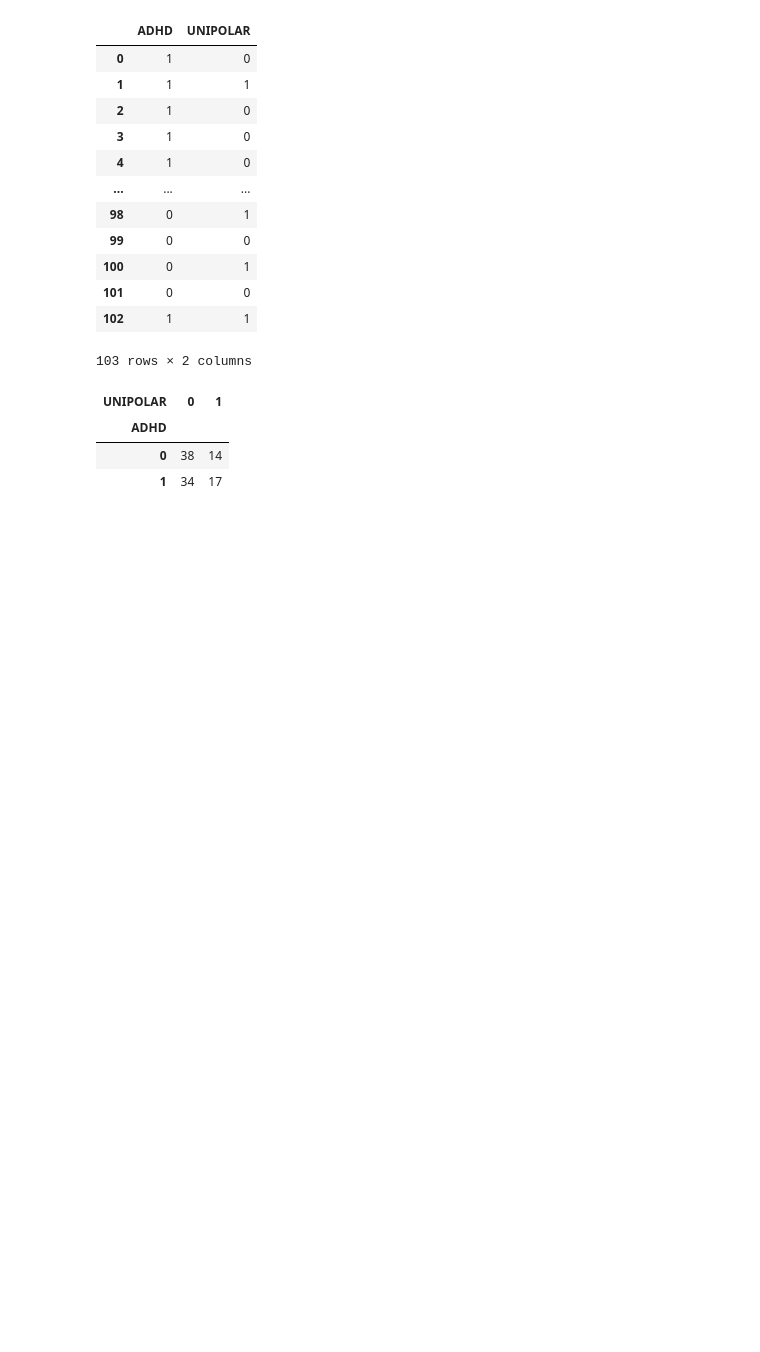
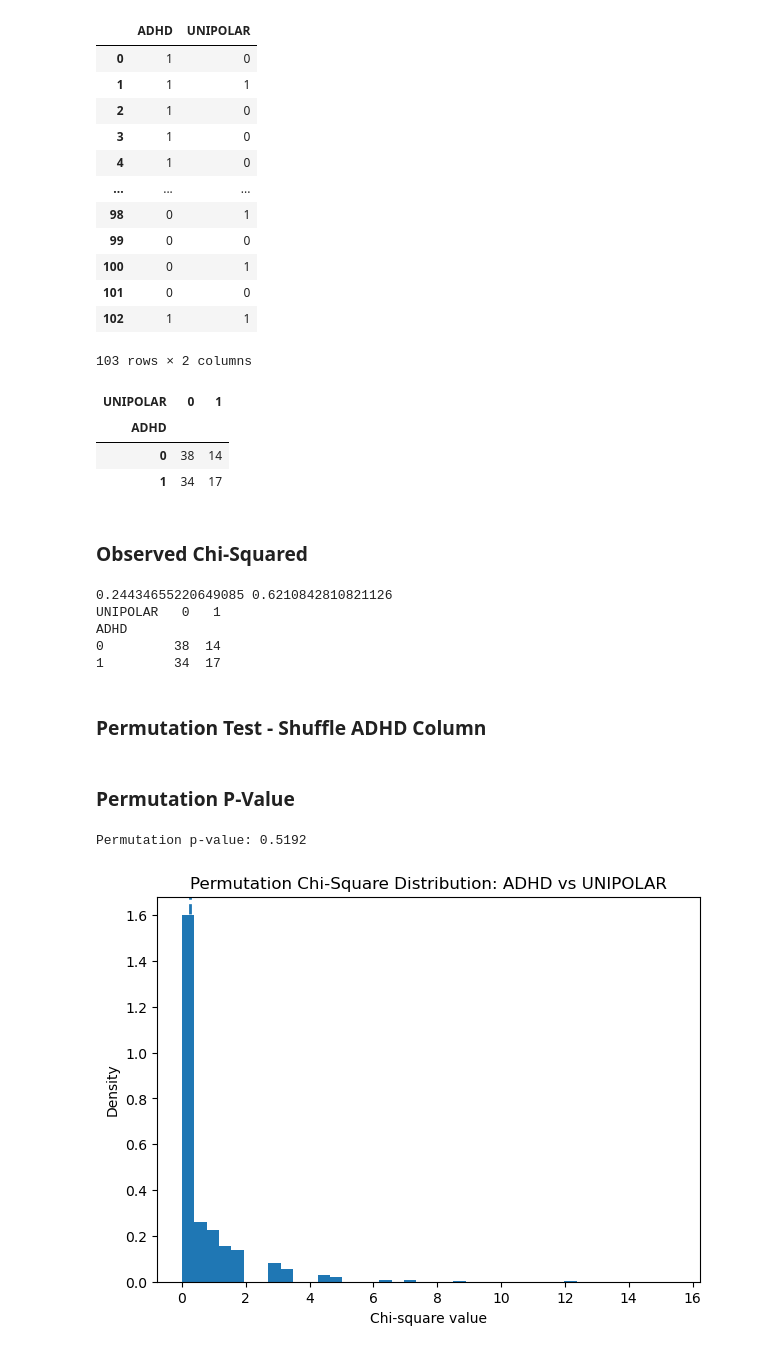
Before and after one commit to CallyMinner/Minner-Choose-Your-Own-Hypothesis, a Jupyter notebook: CYOH_nb.ipynb, the cells around one changed output. Cells and saved outputs as stored; diff of their text form; code cells hidden in the pictures; blank space fills up the shorter version.

```diff
--- a/CYOH_nb.ipynb
+++ b/CYOH_nb.ipynb
@@ -136,3 +239,30 @@ pd.crosstab(master['ADHD'], master['UNIPOLAR'])
 | ADHD |  |  |
 | 0 | 38 | 14 |
 | 1 | 34 | 17 |
+# %% [markdown]
+### Observed Chi-Squared
+# %%
+obs_chi2, obs_p, obs_table = observed_chi_square(master, 'UNIPOLAR')
+print(obs_chi2, obs_p)
+print(obs_table)
+# %% [output]
+0.24434655220649085 0.6210842810821126
+UNIPOLAR   0   1
+ADHD
+0         38  14
+1         34  17
+# %% [markdown]
+### Permutation Test - Shuffle ADHD Column
+# %%
+chi2_null = permutation_test(master, 'UNIPOLAR', n=5000)
+# %% [markdown]
+### Permutation P-Value
+# %%
+perm_p = (chi2_null >= obs_chi2).mean()
+print("Permutation p-value:", perm_p)
+# %% [output]
+Permutation p-value: 0.5192
+# %%
+plot_permutation_distribution(chi2_null, obs_chi2, "UNIPOLAR")
+# %% [output]
+[figure, added]
```
Also changed, not shown: parts of 55 cells of this notebook.
